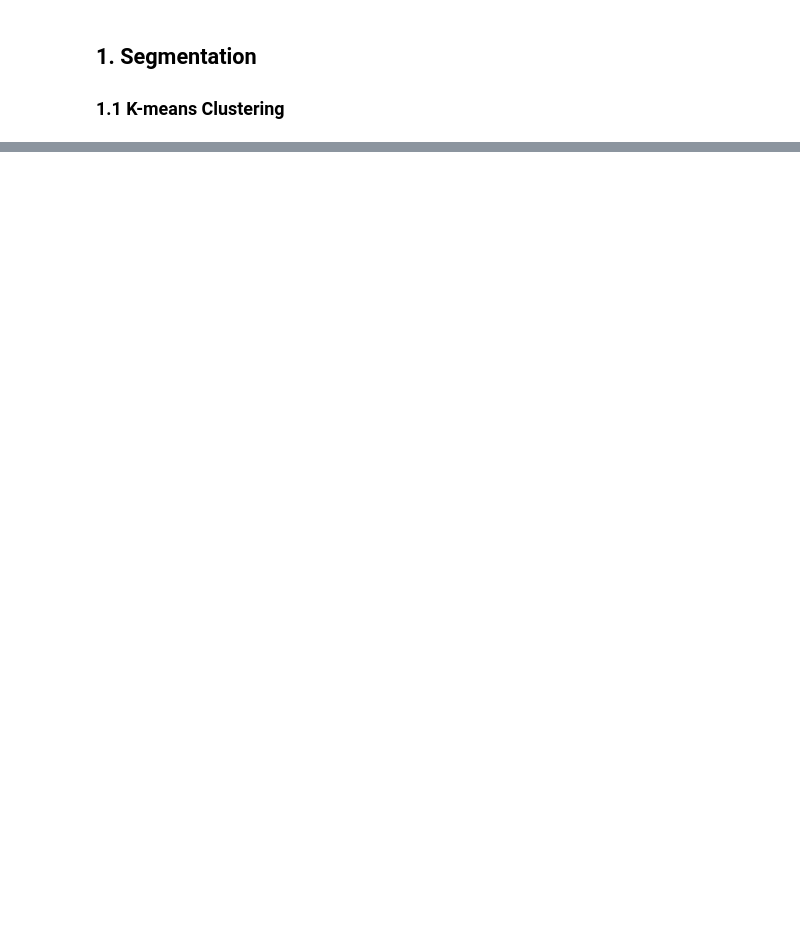
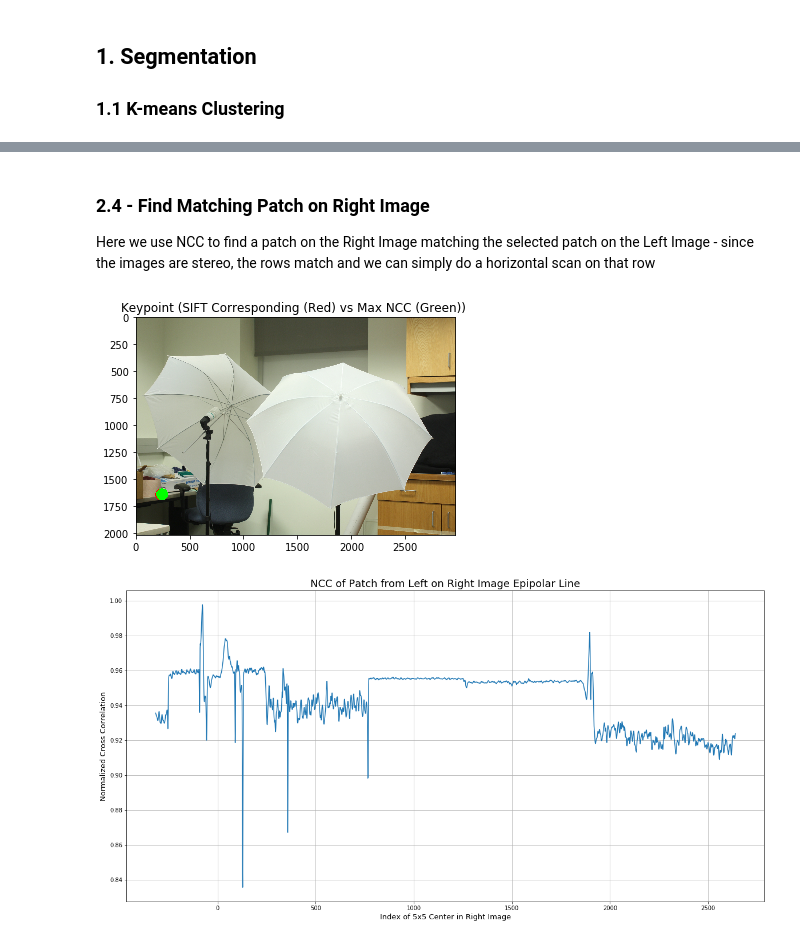
Before and after one commit to idodin/cv-assignment-3, a Jupyter notebook: Assignment 3.ipynb, the cells around one changed output, grey strips where cells are left out. Saved outputs shown, nothing was run; the diff lists cells and outputs as text; code cells hidden in the pictures; blank space fills up the shorter version.

```diff
--- a/Assignment 3.ipynb
+++ b/Assignment 3.ipynb
@@ -195,0 +371,40 @@ Iteration 1...
+# %% [markdown]
+### 2.4 - Find Matching Patch on Right Image
+Here we use NCC to find a patch on the Right Image matching the selected patch on the Left Image - since the images are stereo, the rows match and we can simply do a horizontal scan on that row
+# %%
+# We're going to keep track of Normalized Cross Correlation and Index
+# as well as Max NCC and its corresponding x-coordinate
+ncc = []
+ind = []
+maxNcc = -1
+maxX = 2
+
+right2 = right.copy()
+
+rW = right.shape[1]
+for x in range(2, rW-2):
+    neigh = right[row-2:row+3, x-2:x+3]
+    cur_ncc = cv2.matchTemplate(selPatch, neigh, method=cv2.TM_CCORR_NORMED)[0]
+    ncc.append(cur_ncc)
+    ind.append(x - col)
+    if cur_ncc > maxNcc:
+        maxNcc = cur_ncc
+        maxX = x
+
+# Compare what is found by NCC with what is found by the SIFT Matcher
+cv2.circle(right2, tuple(selR), 5, color, 100)
+cv2.circle(right2, (maxX, row), 5, (0, 255, 0), 100)
+plt.title("Keypoint (SIFT Corresponding (Red) vs Max NCC (Green)) ")
+plt.imshow(right2)
+
+# Plot NCC against Index
+plt.figure(figsize=(20,10))
+plt.title("NCC of Patch from Left on Right Image Epipolar Line", fontsize=18)
+plt.xlabel("Index of 5x5 Center in Right Image", fontsize=13)
+plt.ylabel("Normalized Cross Correlation", fontsize=13)
+plt.plot(ind, ncc)
+plt.grid(True)
+plt.show()
+# %% [output]
+[figure, added]
+[figure, added]
```
Also changed, not shown: parts of 15 cells of this notebook.
